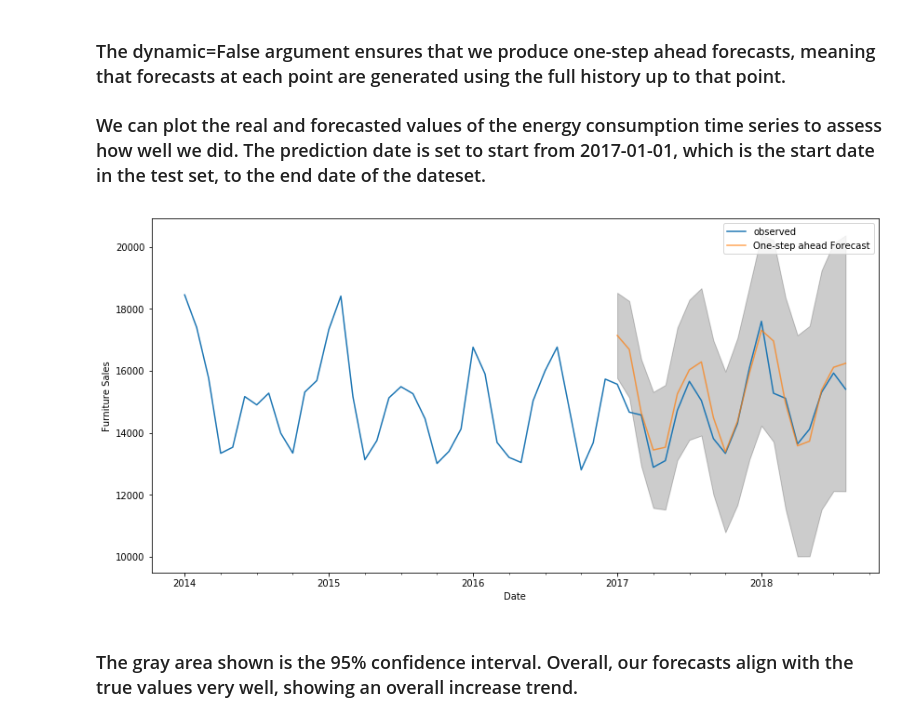
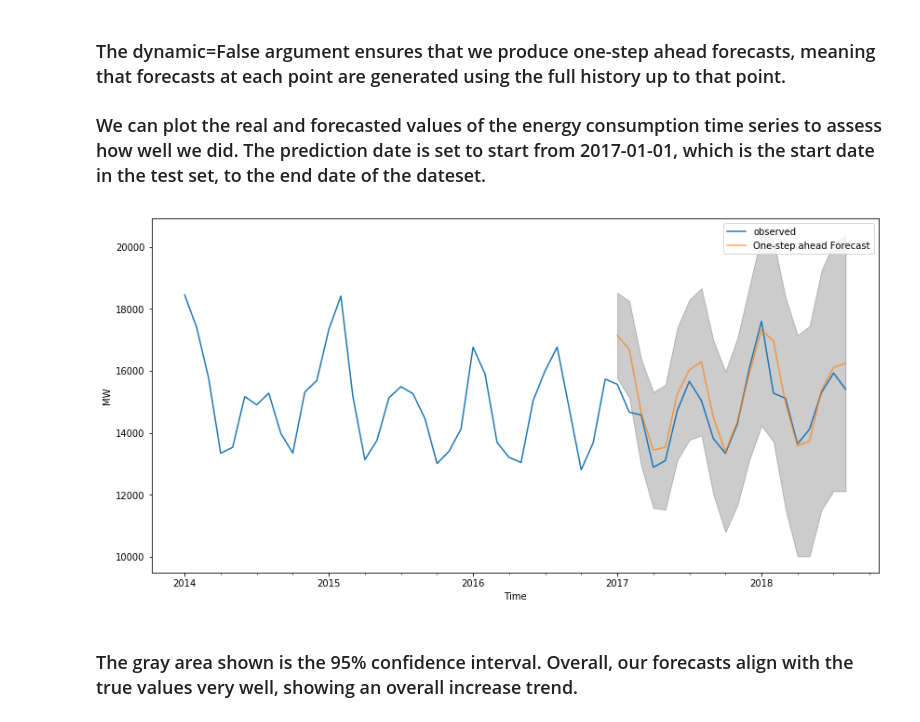
Before and after one commit to kaziahosunhabibripon/Time-Series, a Jupyter notebook: Energy-Consumption-23.ipynb, the cells around one changed output. Saved outputs shown, nothing was run; the diff lists cells and outputs as text; code cells hidden in the pictures.

```diff
--- a/Energy-Consumption-23.ipynb
+++ b/Energy-Consumption-23.ipynb
@@ -322,19 +328,19 @@ plt.show()
 # %%
 pred_SARIMA = model_SARIMA_fit.get_prediction(start=pd.to_datetime(split_date),
                               end=y.index.max(),
                               dynamic=False)
 pred_ci = pred_SARIMA.conf_int()
 ax = y['2014':].plot(label='observed')
 pred_SARIMA.predicted_mean.plot(ax=ax, label='One-step ahead Forecast', alpha=.7, figsize=(14, 7))
 ax.fill_between(pred_ci.index,
                 pred_ci.iloc[:, 0],
                 pred_ci.iloc[:, 1], color='k', alpha=.2)
-ax.set_xlabel('Date')
-ax.set_ylabel('Furniture Sales')
+ax.set_xlabel('Time')
+ax.set_ylabel('MW')
 plt.legend()
 plt.show()
 # %% [output]
-[figure, old version]
+[figure, new version]
 # %% [markdown]
 ### The gray area shown is the 95% confidence interval. Overall, our forecasts align with the true values very well, showing an overall increase trend.
 # %%
```
Also changed, not shown: parts of 9 cells of this notebook.
